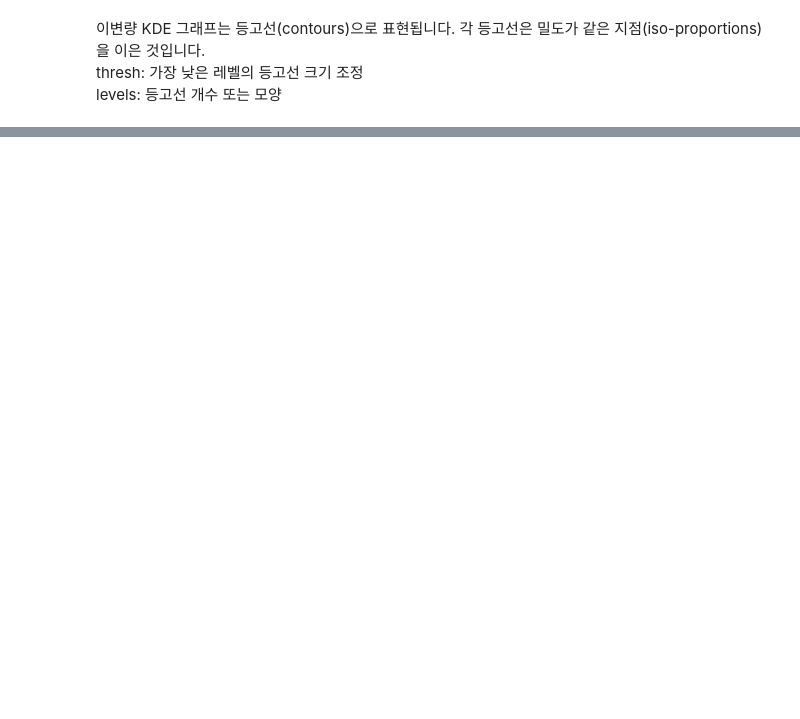
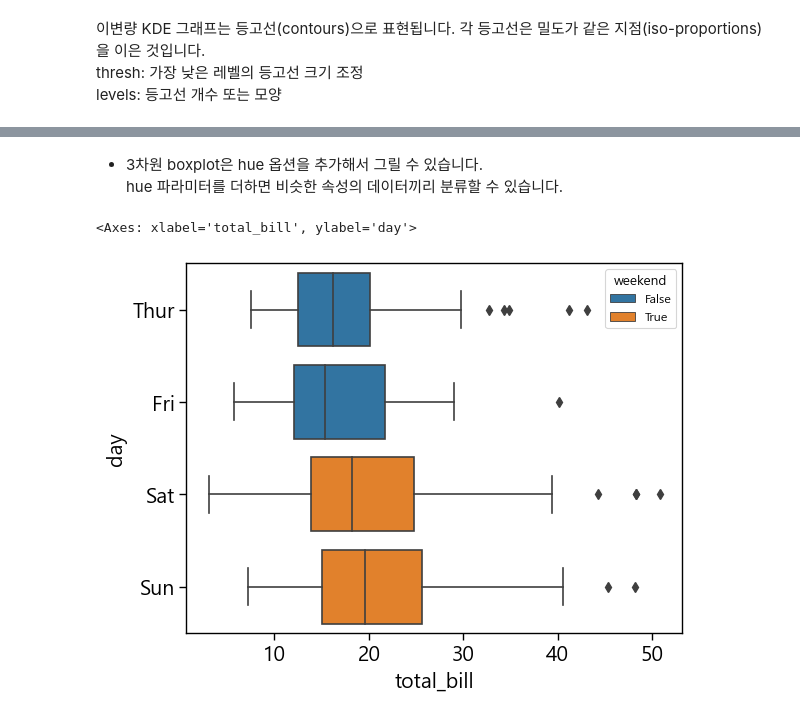
Before and after one commit to the9world/My_Study, a Jupyter notebook: Python_study/23년05월/230508/a_matplotlib.ipynb, the cells around one changed output, grey strips where cells are left out. Saved outputs shown, nothing was run; the diff lists cells and outputs as text; code cells hidden in the pictures; blank space fills up the shorter version.

```diff
--- a/Python_study/23년05월/230508/a_matplotlib.ipynb
+++ b/Python_study/23년05월/230508/a_matplotlib.ipynb
@@ -622,0 +650,12 @@ sns.displot(penguins, x='bill_length_mm', y='bill_depth_mm', kind='kde',
+# %% [markdown]
+- 3차원 boxplot은 hue 옵션을 추가해서 그릴 수 있습니다.
+    hue 파라미터를 더하면 비슷한 속성의 데이터끼리 분류할 수 있습니다.
+# %%
+df_tips['weekend'] = tips['day'].isin(['Sat','Sun'])
+sns.boxplot(x='total_bill',y = 'day',hue = 'weekend',
+            orient='h',
+            dodge=False,
+            data=df_tips)
+# %% [output]
+<Axes: xlabel='total_bill', ylabel='day'>
+[figure, added]
```
Also changed, not shown: parts of 21 cells of this notebook, 1 other file.
